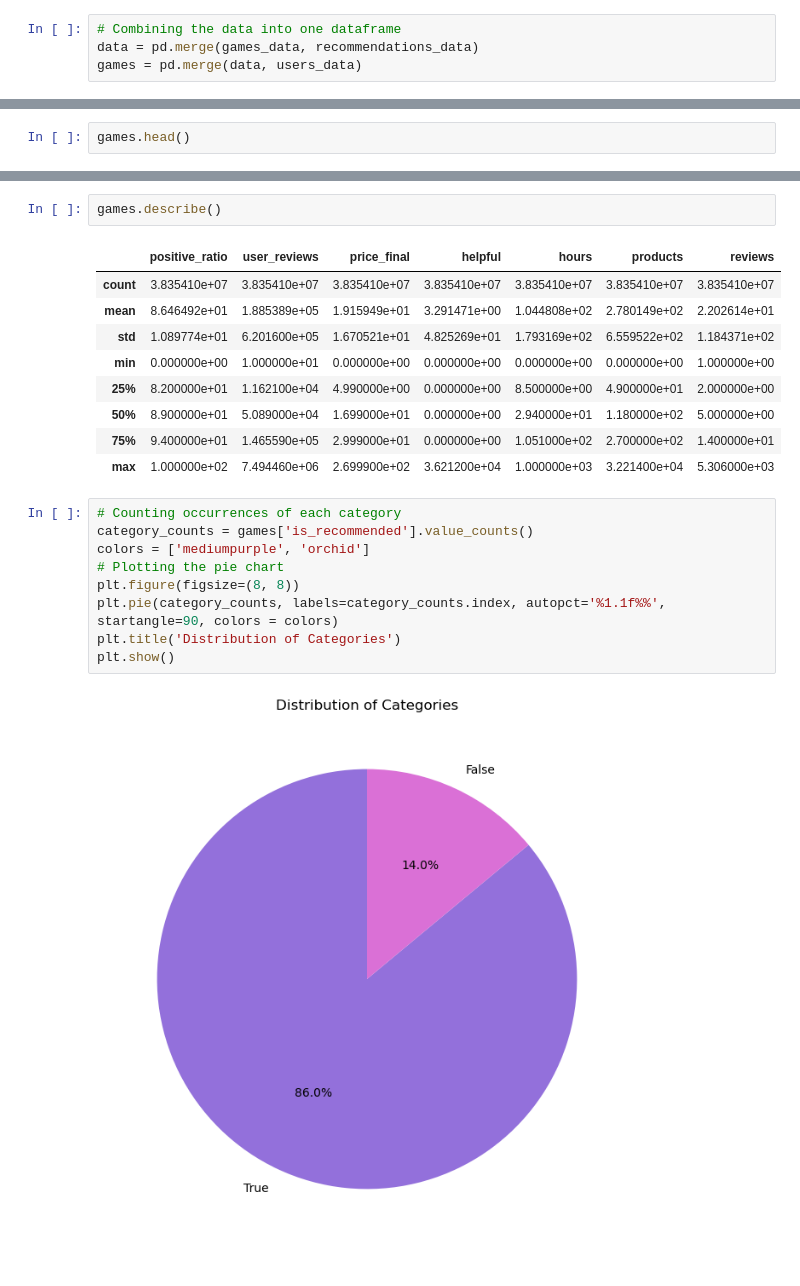
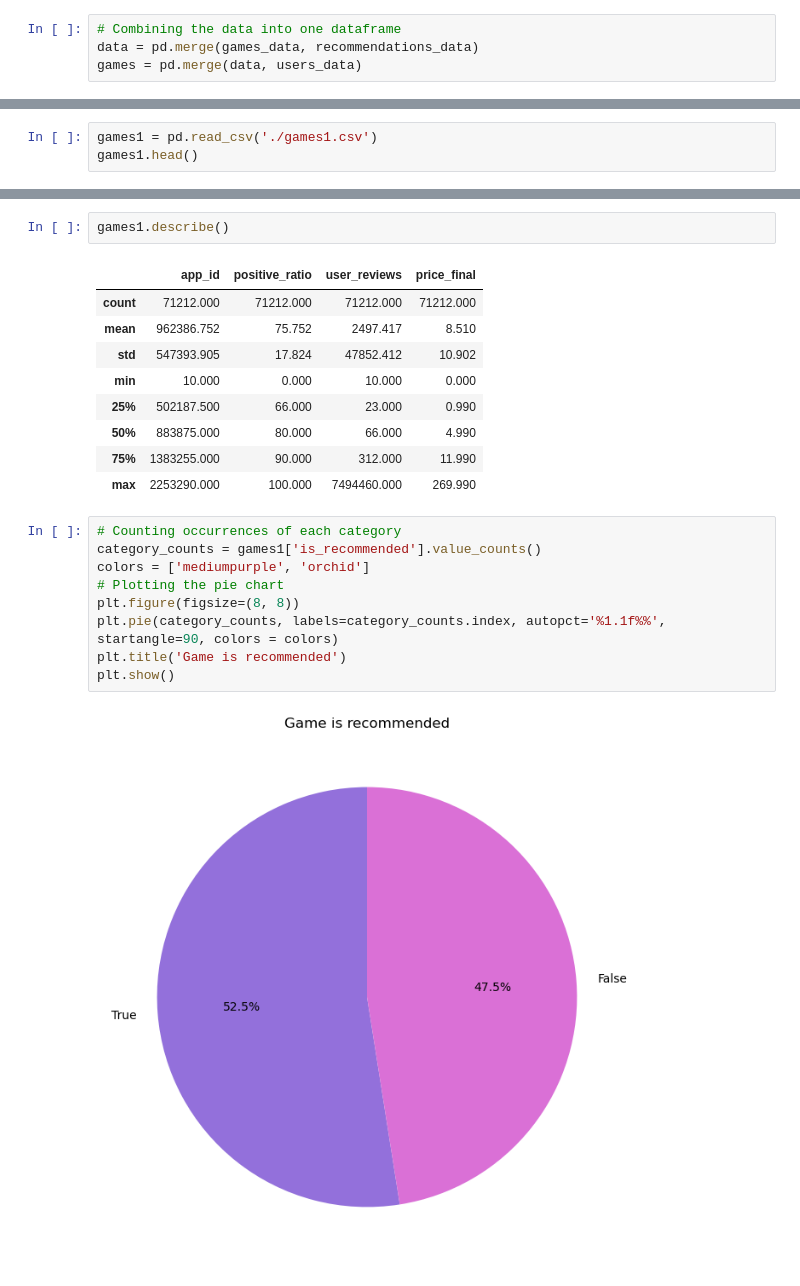
Before and after one commit to pbykova/EDA_games_steam, a Jupyter notebook: Game recommendation in Steam.ipynb, the cells around one changed output, grey strips where cells are left out. Drawn from its saved outputs; the diff is of its cells as text.

```diff
--- a/Game recommendation in Steam.ipynb
+++ b/Game recommendation in Steam.ipynb
@@ -98,3 +107,4 @@ games = games.drop(columns_to_drop, axis=1)
 # %%
-games.head()
+games1 = pd.read_csv('./games1.csv')
+games1.head()
 # %% [output]
@@ -107,25 +117,25 @@ games.head()
 # %%
-games.describe()
+games1.describe()
 # %% [output]
-|  | positive_ratio | user_reviews | price_final | helpful | hours | products | reviews |
-| count | 3.835410e+07 | 3.835410e+07 | 3.835410e+07 | 3.835410e+07 | 3.835410e+07 | 3.835410e+07 | 3.835410e+07 |
-| mean | 8.646492e+01 | 1.885389e+05 | 1.915949e+01 | 3.291471e+00 | 1.044808e+02 | 2.780149e+02 | 2.202614e+01 |
-| std | 1.089774e+01 | 6.201600e+05 | 1.670521e+01 | 4.825269e+01 | 1.793169e+02 | 6.559522e+02 | 1.184371e+02 |
-| min | 0.000000e+00 | 1.000000e+01 | 0.000000e+00 | 0.000000e+00 | 0.000000e+00 | 0.000000e+00 | 1.000000e+00 |
-| 25% | 8.200000e+01 | 1.162100e+04 | 4.990000e+00 | 0.000000e+00 | 8.500000e+00 | 4.900000e+01 | 2.000000e+00 |
-| 50% | 8.900000e+01 | 5.089000e+04 | 1.699000e+01 | 0.000000e+00 | 2.940000e+01 | 1.180000e+02 | 5.000000e+00 |
-| 75% | 9.400000e+01 | 1.465590e+05 | 2.999000e+01 | 0.000000e+00 | 1.051000e+02 | 2.700000e+02 | 1.400000e+01 |
-| max | 1.000000e+02 | 7.494460e+06 | 2.699900e+02 | 3.621200e+04 | 1.000000e+03 | 3.221400e+04 | 5.306000e+03 |
+|  | app_id | positive_ratio | user_reviews | price_final |
+| count | 71212.000 | 71212.000 | 71212.000 | 71212.000 |
+| mean | 962386.752 | 75.752 | 2497.417 | 8.510 |
+| std | 547393.905 | 17.824 | 47852.412 | 10.902 |
+| min | 10.000 | 0.000 | 10.000 | 0.000 |
+| 25% | 502187.500 | 66.000 | 23.000 | 0.990 |
+| 50% | 883875.000 | 80.000 | 66.000 | 4.990 |
+| 75% | 1383255.000 | 90.000 | 312.000 | 11.990 |
+| max | 2253290.000 | 100.000 | 7494460.000 | 269.990 |
 # %%
 # Counting occurrences of each category
-category_counts = games['is_recommended'].value_counts()
+category_counts = games1['is_recommended'].value_counts()
 colors = ['mediumpurple', 'orchid']
 # Plotting the pie chart
 plt.figure(figsize=(8, 8))
 plt.pie(category_counts, labels=category_counts.index, autopct='%1.1f%%', startangle=90, colors = colors)
-plt.title('Distribution of Categories')
+plt.title('Game is recommended')
 plt.show()
 # %% [output]
-[figure, old version]
+[figure, new version]
 # %%
 # Counting occurrences of each category
```
Also changed, not shown: parts of 20 cells of this notebook.
